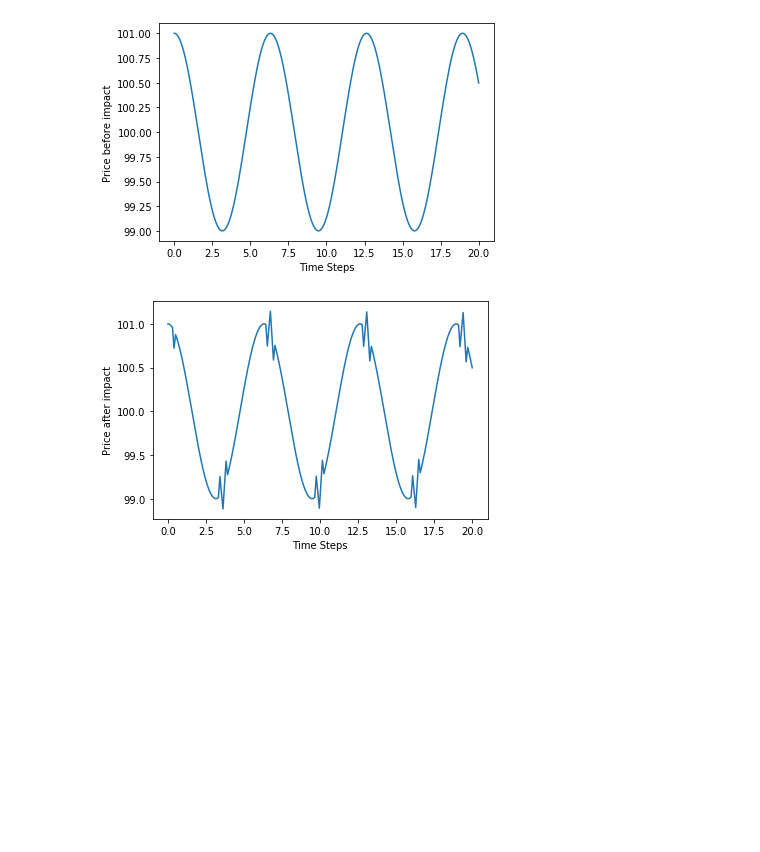
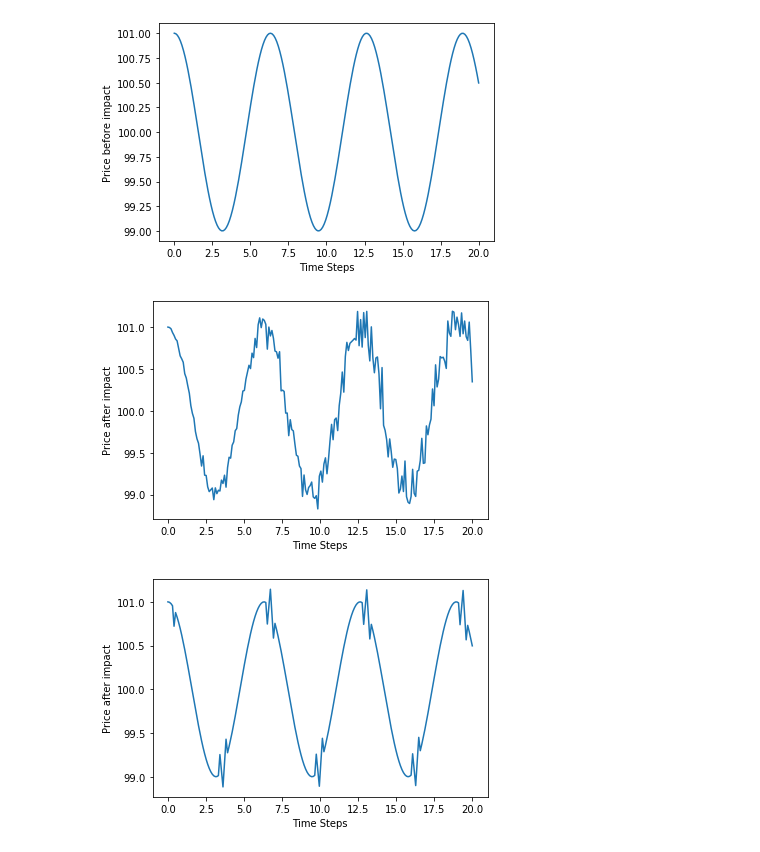
Before and after one commit to khanhnguyen15/Market-Simulation, a Jupyter notebook: Market-Simulation.ipynb, the cells around one changed output. Drawn from its saved outputs; the diff is of its cells as text; code cells hidden in the pictures; blank space fills up the shorter version.

```diff
--- a/Market-Simulation.ipynb
+++ b/Market-Simulation.ipynb
@@ -16,11 +16,11 @@ class RandomTrader:
     def random_trade(self):
         return np.random.randint(-2, 3)
 
-    def trade(self, num_steps):
-        for i in range(1, num_steps):
+    def trade(self, S, current_steps):
+        for i in range(1, current_steps):
             self.X[i] = self.X[i - 1] + self.random_trade()
 
-    def show_stock(self):
+    def get_stock(self):
         return self.X
 
 class TrendFollower:
@@ -204,6 +206,14 @@ class TestCase:
         plt.xlabel('Time Steps')
         plt.ylabel('Price after impact')
         plt.show()
+# %%
+# test random trader
+test = TestCase()
+test.add_trader(1, RandomTrader)
+test.update_price()
+test.plot_price()
+# %% [output]
+[figure, added]
 # %%
 # robust test 1
 test1 = TestCase()
```
Also changed, not shown: parts of 8 cells of this notebook.
